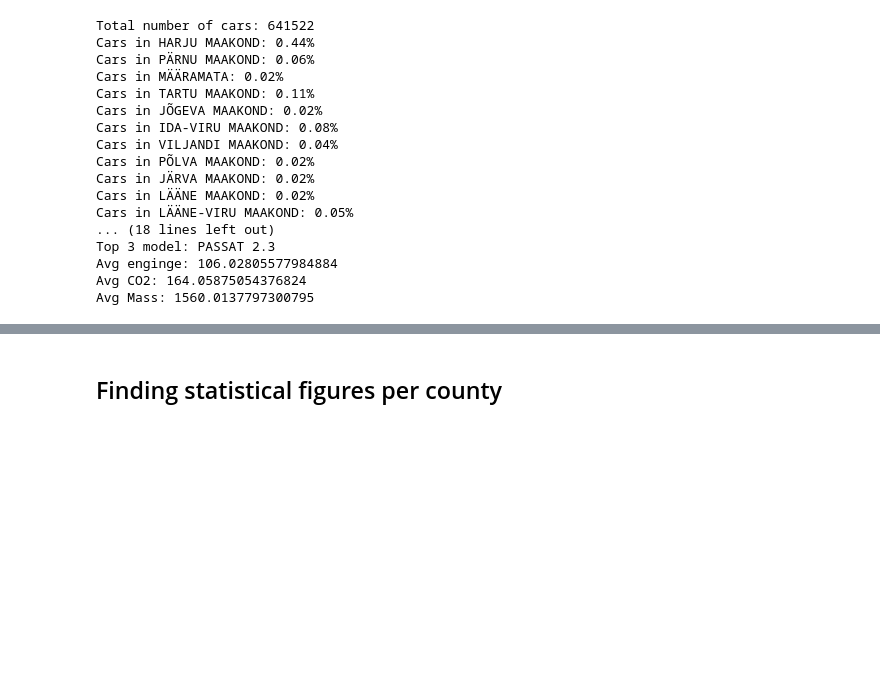
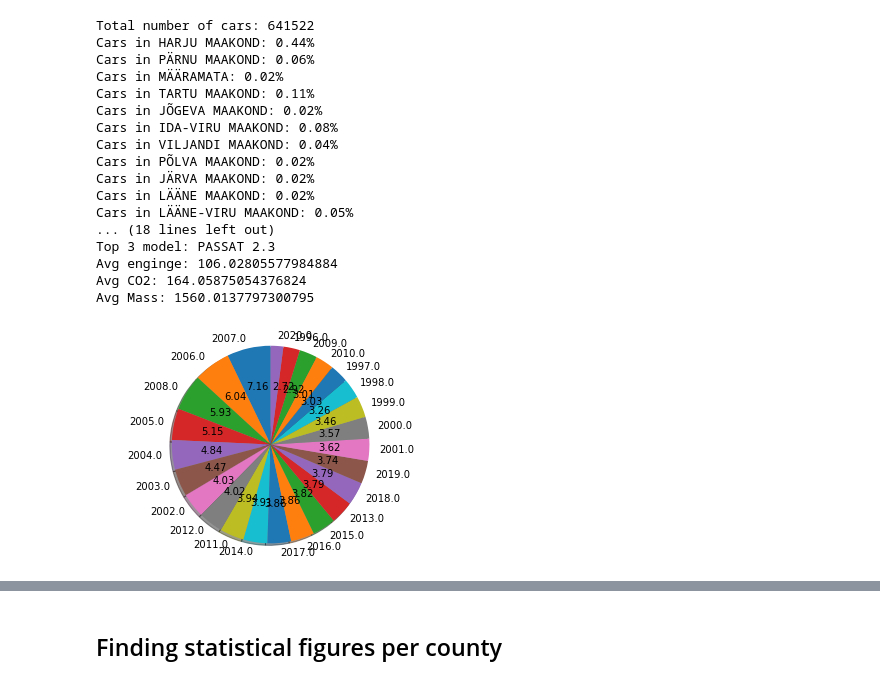
Before and after one commit to Rapur101/IDS2020Project, a Jupyter notebook: Data mining.ipynb, the cells around one changed output, grey strips where cells are left out. Saved outputs shown, nothing was run; the diff lists cells and outputs as text; code cells hidden in the pictures; blank space fills up the shorter version.

Commit message:
Added top reg. dates

```diff
--- a/Data mining.ipynb
+++ b/Data mining.ipynb
@@ -56,6 +56,7 @@ topModels = data.groupby("Mudel").size().sort_values(ascending=False)
 
 topColors = data.groupby("Värv").size().sort_values(ascending=False)
 topType = data.groupby("Keretüüp").size().sort_values(ascending=False)
+topDate = data.groupby("Esm reg aasta").size().sort_values(ascending=False)
 
 print("Top bodytype: " + str(topType.index[0]))
 print("Top color: " + str(topColors.index[0]))
@@ -109,6 +110,19 @@ def my_autopct(pct):
 def get_new_labels(sizes, labels):
     new_labels = [label if size > 100 else '' for size, label in zip(sizes, labels)]
     return new_labels
+# %%
+labels = get_new_labels(topDate, topDate.index)
+sizes = topDate
+
+
+
+fig1, ax1 = plt.subplots()
+ax1.pie(sizes, labels=get_new_labels(sizes,labels), autopct=my_autopct, shadow=True, startangle=90)
+ax1.axis('equal')
+
+plt.show()
+# %% [output]
+[figure, added]
 # %%
 labels = get_new_labels(topColors, topColors.index)
 sizes = topColors
```
Also changed, not shown: parts of 4 cells of this notebook, 2 other files.
